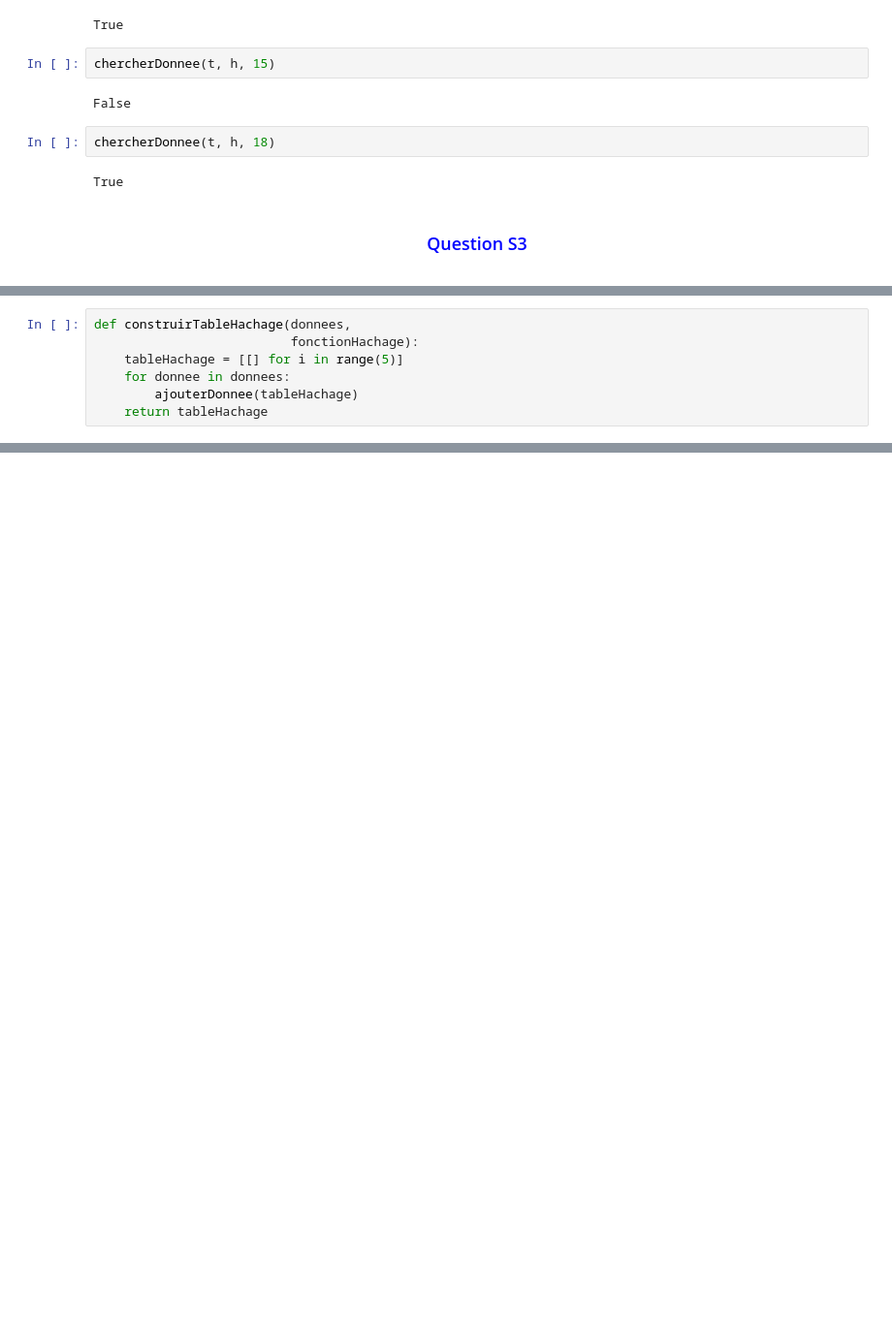
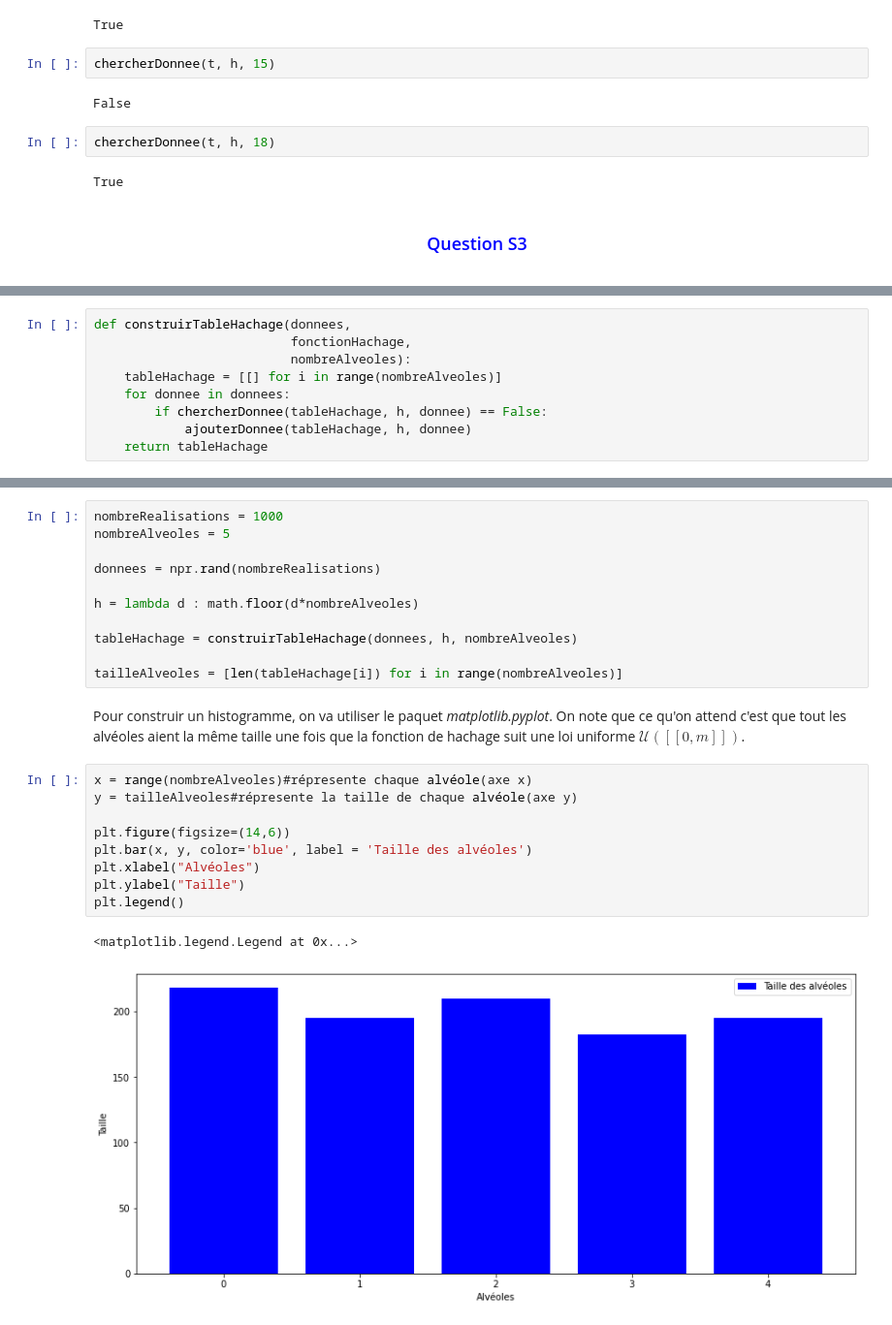
Before and after one commit to YongMOK/MAP361HashTables, a Jupyter notebook: CARVALHO_MOK_8.ipynb, the cells around one changed output, grey strips where cells are left out. Shown at 97% size. Cells and saved outputs as stored; diff of their text form; blank space fills up the shorter version.

```diff
--- a/CARVALHO_MOK_8.ipynb
+++ b/CARVALHO_MOK_8.ipynb
@@ -97,7 +124,9 @@ Pour construir la table de hachage $t$, on va:
 # %%
 def construirTableHachage(donnees,
-                          fonctionHachage):
-    tableHachage = [[] for i in range(5)]
+                          fonctionHachage,
+                          nombreAlveoles):
+    tableHachage = [[] for i in range(nombreAlveoles)]
     for donnee in donnees:
-        ajouterDonnee(tableHachage)
+        if chercherDonnee(tableHachage, h, donnee) == False:
+            ajouterDonnee(tableHachage, h, donnee)
     return tableHachage
@@ -127,0 +191,25 @@ S4
+# %%
+nombreRealisations = 1000
+nombreAlveoles = 5
+
+donnees = npr.rand(nombreRealisations)
+
+h = lambda d : math.floor(d*nombreAlveoles)
+
+tableHachage = construirTableHachage(donnees, h, nombreAlveoles)
+
+tailleAlveoles = [len(tableHachage[i]) for i in range(nombreAlveoles)]
+# %% [markdown]
+Pour construir un histogramme, on va utiliser le paquet *matplotlib.pyplot*. On note que ce qu'on attend c'est que tout les alvéoles aient la même taille une fois que la fonction de hachage suit une loi uniforme $\mathcal{U}([\![0,m]\!])$.
+# %%
+x = range(nombreAlveoles)#répresente chaque alvéole(axe x)
+y = tailleAlveoles#répresente la taille de chaque alvéole(axe y)
+
+plt.figure(figsize=(14,6))
+plt.bar(x, y, color='blue', label = 'Taille des alvéoles')
+plt.xlabel("Alvéoles")
+plt.ylabel("Taille")
+plt.legend()
+# %% [output]
+<matplotlib.legend.Legend at 0x...>
+[figure, added]
```
Also changed, not shown: parts of 66 cells of this notebook.
